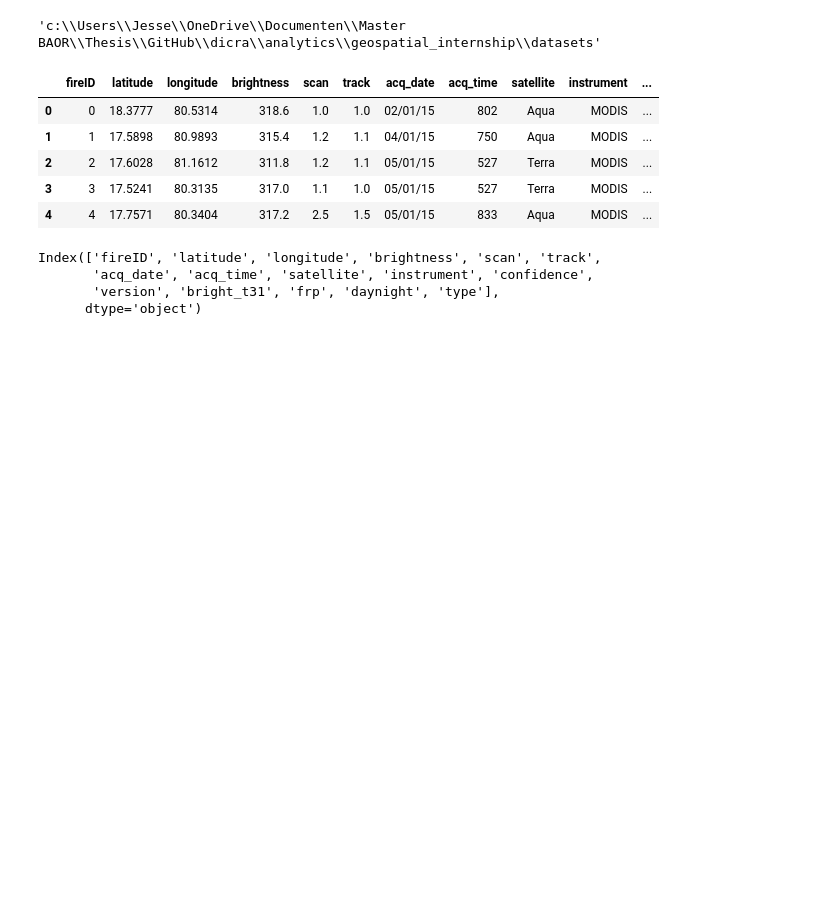
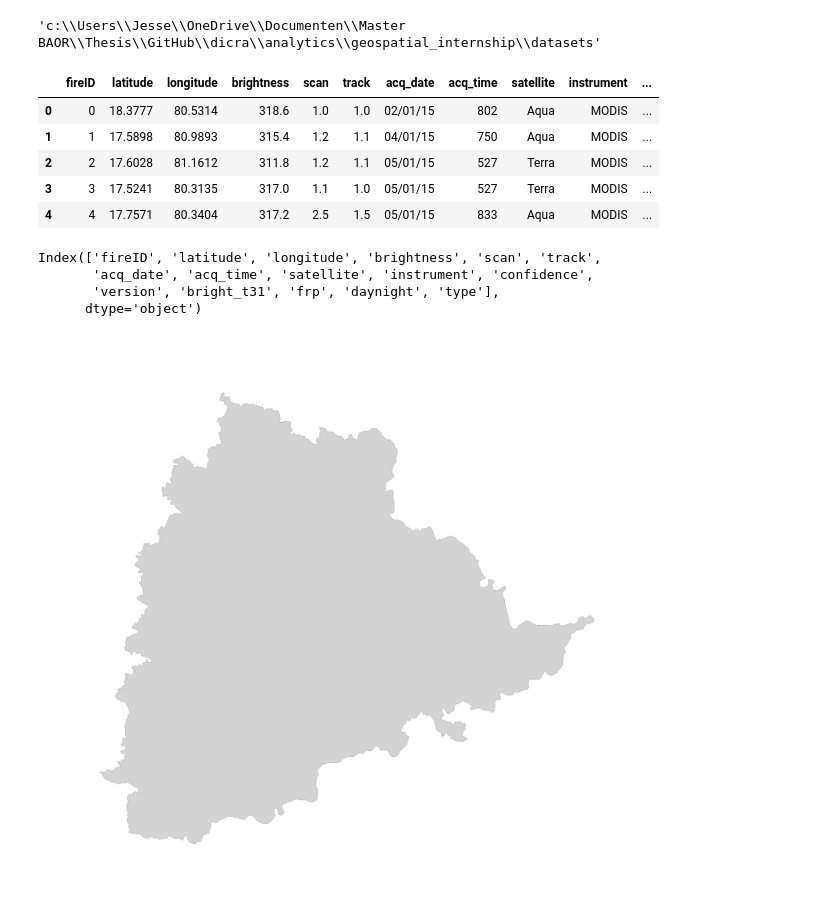
Before and after one commit to undpindia/dicra, a Jupyter notebook: analytics/notebooks/crop_fires/Analysis.ipynb, the cells around one changed output. Cells and saved outputs as stored; diff of their text form; code cells hidden in the pictures; blank space fills up the shorter version.

```diff
--- a/analytics/notebooks/crop_fires/Analysis.ipynb
+++ b/analytics/notebooks/crop_fires/Analysis.ipynb
@@ -15,10 +20,17 @@ fires_data.head()
 | 2 | 2 | 17.6028 | 81.1612 | 311.8 | 1.2 | 1.1 | 05/01/15 | 527 | Terra | MODIS | ... |
 | 3 | 3 | 17.5241 | 80.3135 | 317.0 | 1.1 | 1.0 | 05/01/15 | 527 | Terra | MODIS | ... |
 | 4 | 4 | 17.7571 | 80.3404 | 317.2 | 2.5 | 1.5 | 05/01/15 | 833 | Aqua | MODIS | ... |
-# %%
-fires_data.columns
-# %% [output]
-Index(['fireID', 'latitude', 'longitude', 'brightness', 'scan', 'track',
-       'acq_date', 'acq_time', 'satellite', 'instrument', 'confidence',
-       'version', 'bright_t31', 'frp', 'daynight', 'type'],
-      dtype='object')
+# %%
+fires_data.columns
+#frp = Fire Radiative Power is the rate of emitted radiative energy by the fire at the time of the observation in Watts.
+# %% [output]
+Index(['fireID', 'latitude', 'longitude', 'brightness', 'scan', 'track',
+       'acq_date', 'acq_time', 'satellite', 'instrument', 'confidence',
+       'version', 'bright_t31', 'frp', 'daynight', 'type'],
+      dtype='object')
+# %%
+data = gpd.read_file('telangana_shapefile.geojson')
+geoplot.polyplot(data, projection=gcrs.AlbersEqualArea(), edgecolor='darkgrey', facecolor='lightgrey', linewidth=.3, figsize=(12, 8))
+plt.show()
+# %% [output]
+[figure, added]
```
Also changed, not shown: parts of 7 cells of this notebook.
